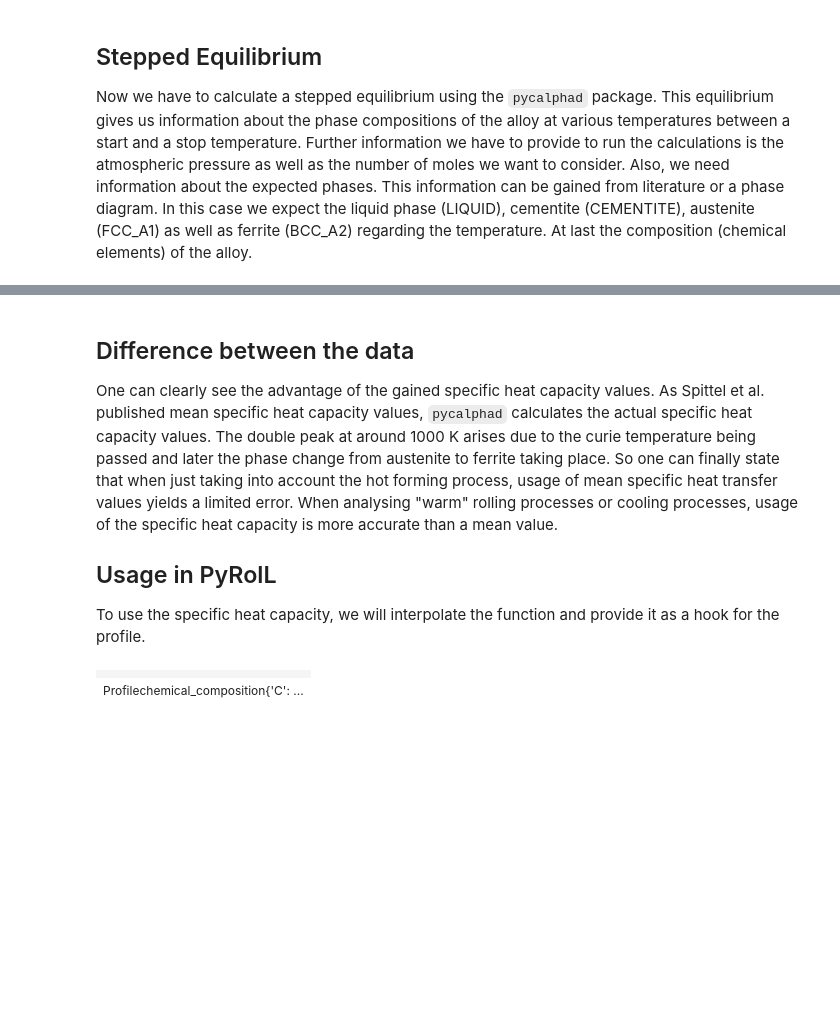
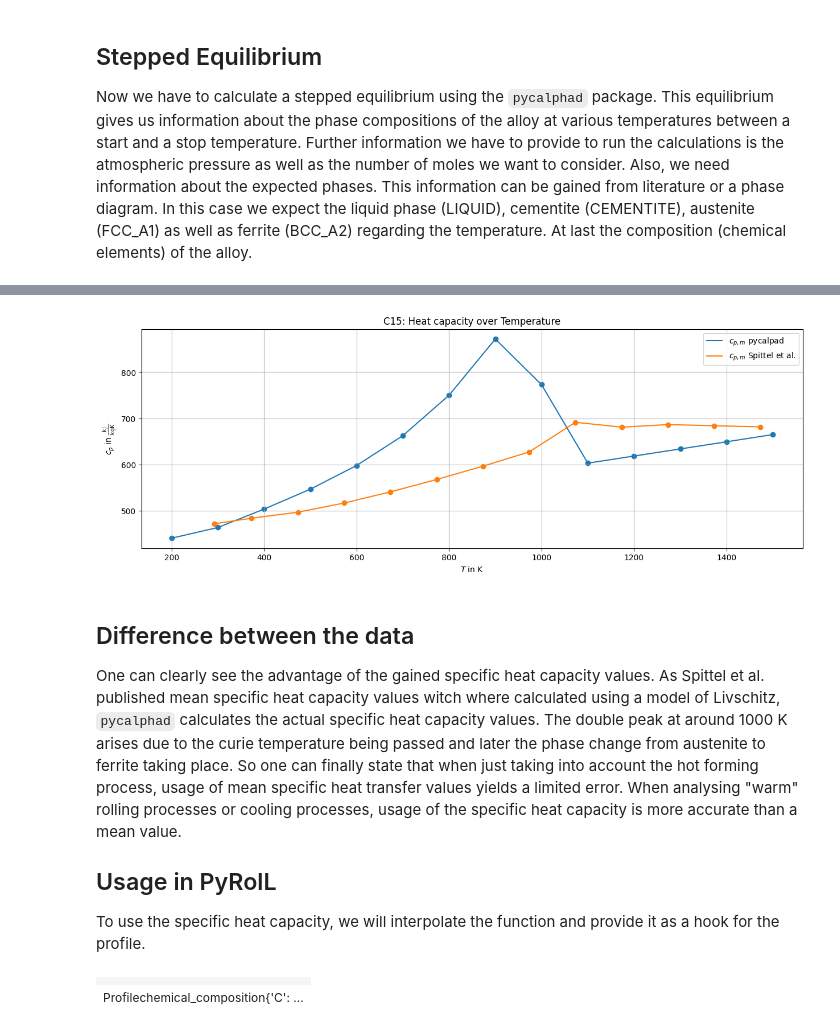
Before and after one commit to pyroll-project/pyroll-examples, a Jupyter notebook: Heat_Capacity_from_pycalphad.ipynb, the cells around one changed output, grey strips where cells are left out. Drawn from its saved outputs; the diff is of its cells as text; code cells hidden in the pictures; blank space fills up the shorter version.

```diff
--- a/Heat_Capacity_from_pycalphad.ipynb
+++ b/Heat_Capacity_from_pycalphad.ipynb
@@ -151,6 +151,40 @@ plt.show()
+# %%
+mean_specific_heat_capacity_spittel = np.array(
+    [472.11, 484.14, 497.07, 516.92, 541.07, 567.8, 596.65, 627.42, 691.57, 681.08, 686.60, 684.14, 681.68])
+temperatures_spittel = np.array([20, 100, 200, 300, 400, 500, 600, 700, 800, 900, 1000, 1100, 1200]) + 273.15
+
+temperature_ranges = np.arange(100, 1600, 100)
+np.insert(temperature_ranges, 0, 20)
+
+mean_specific_heat_values = []
+
+for start_temp in temperature_ranges:
+    end_temp = start_temp + 100
+    indices = np.where((temperature >= start_temp) & (temperature < end_temp))
+    mean_specific_heat = np.mean(specific_heat_capacity[indices])
+    mean_specific_heat_values.append(mean_specific_heat)
+
+mean_specific_heat_values = np.array(mean_specific_heat_values)
+
+fig: plt.Figure = plt.figure(figsize=(15,5))
+ax: plt.Axes = fig.add_subplot()
+
+ax.set_title('C15: Heat capacity over Temperature')
+ax.set_xlabel(r"$T$ in $\mathrm{K}$")
+ax.set_ylabel(r"$c_{p}$ in $\mathrm{\frac{kJ}{kg K}}$")
+ax.grid(True)
+ax.set_aspect("equal")
+ax.plot(temperature_ranges, mean_specific_heat_values, label=r'$c_{p,m}$ pycalpad')
+ax.scatter(temperature_ranges, mean_specific_heat_values, c='C0')
+ax.plot(temperatures_spittel, mean_specific_heat_capacity_spittel, label=r'$c_{p,m}$ Spittel et al.')
+ax.scatter(temperatures_spittel, mean_specific_heat_capacity_spittel, c='C1')
+ax.legend()
+plt.show()
+# %% [output]
+[figure, added]
 # %% [markdown]
 ## Difference between the data
-One can clearly see the advantage of the gained specific heat capacity values. As Spittel et al. published mean specific heat capacity values, `pycalphad` calculates the actual specific heat capacity values. The double peak at around 1000 K arises due to the curie temperature being passed and later the phase change from austenite to ferrite taking place. So one can finally state that when just taking into account the hot forming process, usage of mean specific heat transfer values yields a limited error. When analysing "warm" rolling processes or cooling processes, usage of the specific heat capacity is more accurate than a mean value.
+One can clearly see the advantage of the gained specific heat capacity values. As Spittel et al. published mean specific heat capacity values witch where calculated using a model of Livschitz, `pycalphad` calculates the actual specific heat capacity values. The double peak at around 1000 K arises due to the curie temperature being passed and later the phase change from austenite to ferrite taking place. So one can finally state that when just taking into account the hot forming process, usage of mean specific heat transfer values yields a limited error. When analysing "warm" rolling processes or cooling processes, usage of the specific heat capacity is more accurate than a mean value.
 
 ## Usage in PyRolL
 To use the specific heat capacity, we will interpolate the function and provide it as a hook for the profile.
```
Also changed, not shown: parts of 4 cells of this notebook.
